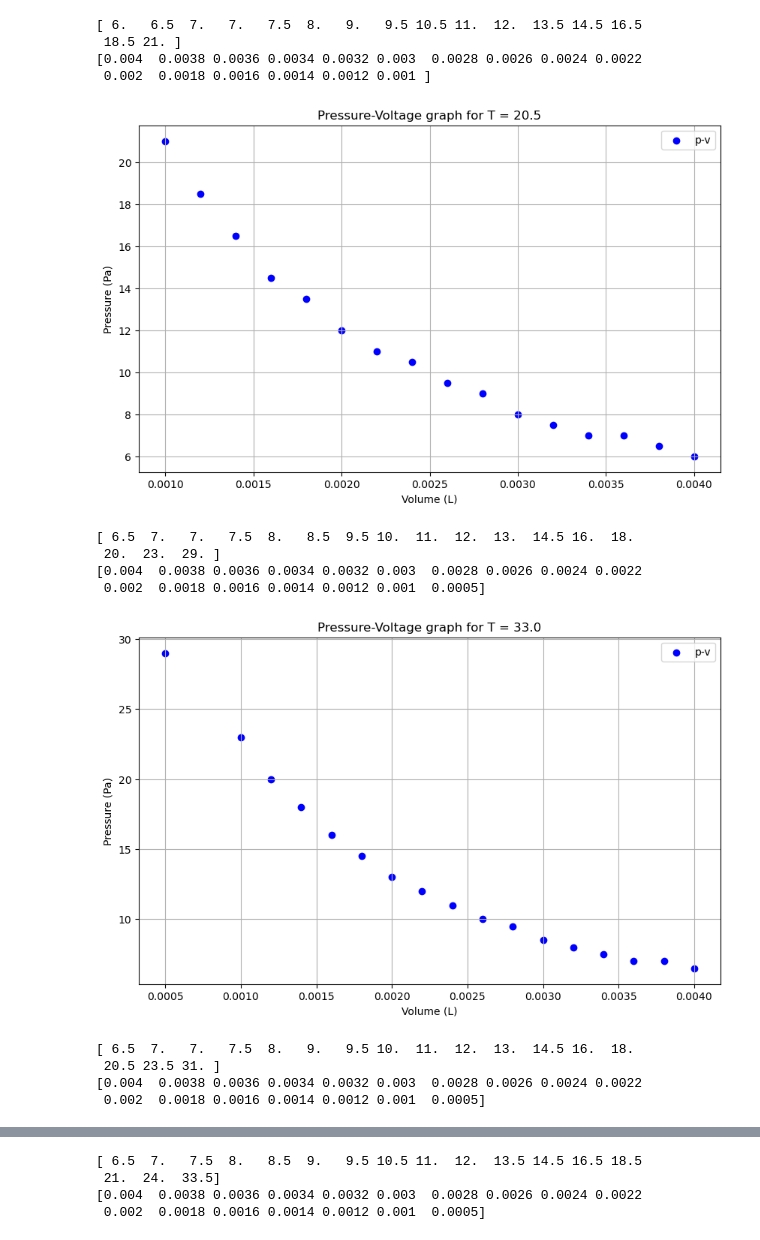
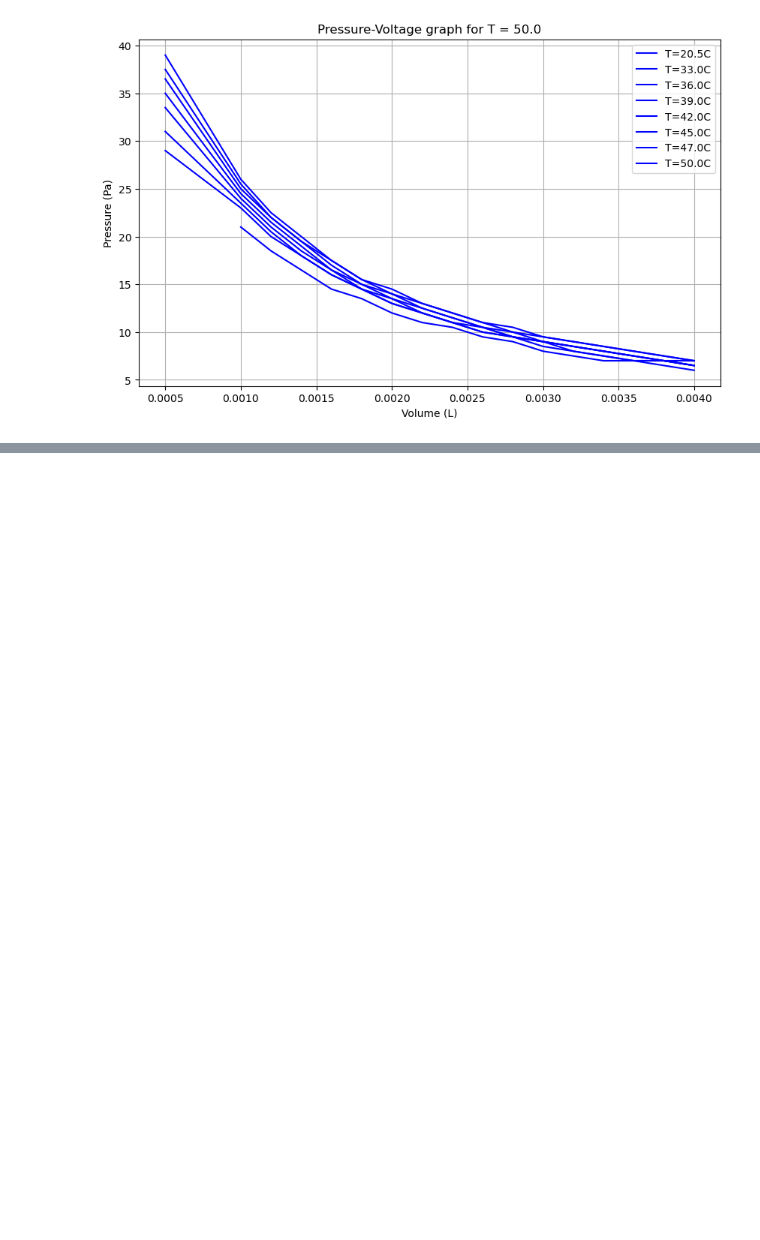
Before and after one commit to nomushu/Experiment-6, a Jupyter notebook: Jupyter code.ipynb, the cells around one changed output, grey strips where cells are left out. Saved outputs shown, nothing was run; the diff lists cells and outputs as text; code cells hidden in the pictures; blank space fills up the shorter version.

```diff
--- a/Jupyter code.ipynb
+++ b/Jupyter code.ipynb
@@ -34,63 +34,61 @@ for i,p in enumerate(sheets):
 
 R = 8.314
 
+plt.figure(figsize=(10, 6))
+plt.title(f"Pressure-Voltage graph for T = {temperature[i]}")
+plt.grid(True)
+plt.xlabel("Volume (L)")
+plt.ylabel("Pressure (Pa)")
+
 for i,p in enumerate(sheets):
     T = temperature[i] + 273.15
-    def real_gas(V,a,b,n,m):
-        return (R*T)/(((V+n))-b) - (a/(((V+n))**2)) + m
+    def real_gas(V,a,b,n,m,l):
+        return (R*T)/(((V+l)/n)-b) - (a/(((V+l)/n)**2)) + m
 
     p_element = np.array(p_list[i])
     v_element = np.array(v_list[i]) * 1e-3
 
     p_element_list.append(p_element)
     v_element_list.append(v_element)
 
+    v_clean = np.array([v_element[0]])
+    for o in range(1,len(v_element)):
+        v_clean = np.append(v_clean,np.sum(v_element[o]))
+    v_clean.sort()
+
+    v_fine = np.linspace(v_element.min(),v_element.max(),1000)
+    cs = inter.CubicSpline(v_clean, p_element)
+    p_fine = cs(v_fine)
+
+
     first_deriv = np.gradient(p_element,v_element)
     second_deriv = np.gradient(first_deriv,v_element)
     second_deriv_smooth = ndi.gaussian_filter1d(second_deriv,sigma=1)
     inflection_indicies = np.where(np.diff(np.sign(second_deriv_smooth)))[0]
     deriv_changing = np.argmax(np.abs(np.diff(first_deriv)))
 
-    popt, pcov = opt.curve_fit(real_gas,v_element,p_element,maxfev=15000)
+    popt, pcov = opt.curve_fit(real_gas,v_element,p_element,maxfev=100000)
 
     points= 1000
-    v_smooth = np.linspace(0,0.01,points)
+    v_smooth = np.linspace(0,0.005,points)
 
     fit_line = real_gas(v_smooth,*popt)
 
-    plt.figure(figsize=(10, 6))
-    plt.title(f"Pressure-Voltage graph for T = {temperature[i]}")
+
 
     """
     for m,n in enumerate(p_element):
         if p_element[m-1] == p_element[m]:
             p = [p_element[m] for i in range(points)]
             plt.plot(v_smooth,p,color="green")
 
     """
+    plt.plot(v_element, p_element, label=f"T={temperature[i]}C", color='blue',)
 
-    plt.scatter(v_element, p_element, label=r"p-v", color='blue',)
-    print(p_element)
-    print(v_element)
 
     #plt.plot(v_smooth,fit_line,label="best fit line",color="red")
-    plt.grid(True)
-    plt.xlabel("Volume (L)")
-    plt.ylabel("Pressure (Pa)")
-    plt.legend()
-    plt.show()
+
+plt.legend()
+plt.show()
 # %% [output]
-[ 6.   6.5  7.   7.   7.5  8.   9.   9.5 10.5 11.  12.  13.5 14.5 16.5
- 18.5 21. ]
-[0.004  0.0038 0.0036 0.0034 0.0032 0.003  0.0028 0.0026 0.0024 0.0022
- 0.002  0.0018 0.0016 0.0014 0.0012 0.001 ]
-[figure, old version]
+[figure, new version]
-[ 6.5  7.   7.   7.5  8.   8.5  9.5 10.  11.  12.  13.  14.5 16.  18.
- 20.  23.  29. ]
-[0.004  0.0038 0.0036 0.0034 0.0032 0.003  0.0028 0.0026 0.0024 0.0022
- 0.002  0.0018 0.0016 0.0014 0.0012 0.001  0.0005]
-[figure, removed]
-[ 6.5  7.   7.   7.5  8.   9.   9.5 10.  11.  12.  13.  14.5 16.  18.
- 20.5 23.5 31. ]
-[0.004  0.0038 0.0036 0.0034 0.0032 0.003  0.0028 0.0026 0.0024 0.0022
- 0.002  0.0018 0.0016 0.0014 0.0012 0.001  0.0005]
@@ -98,4 +94,0 @@ for i,p in enumerate(sheets):
-[ 6.5  7.   7.5  8.   8.5  9.   9.5 10.5 11.  12.  13.5 14.5 16.5 18.5
- 21.  24.  33.5]
-[0.004  0.0038 0.0036 0.0034 0.0032 0.003  0.0028 0.0026 0.0024 0.0022
- 0.002  0.0018 0.0016 0.0014 0.0012 0.001  0.0005]
```
Also changed, not shown: parts of 3 cells of this notebook.
